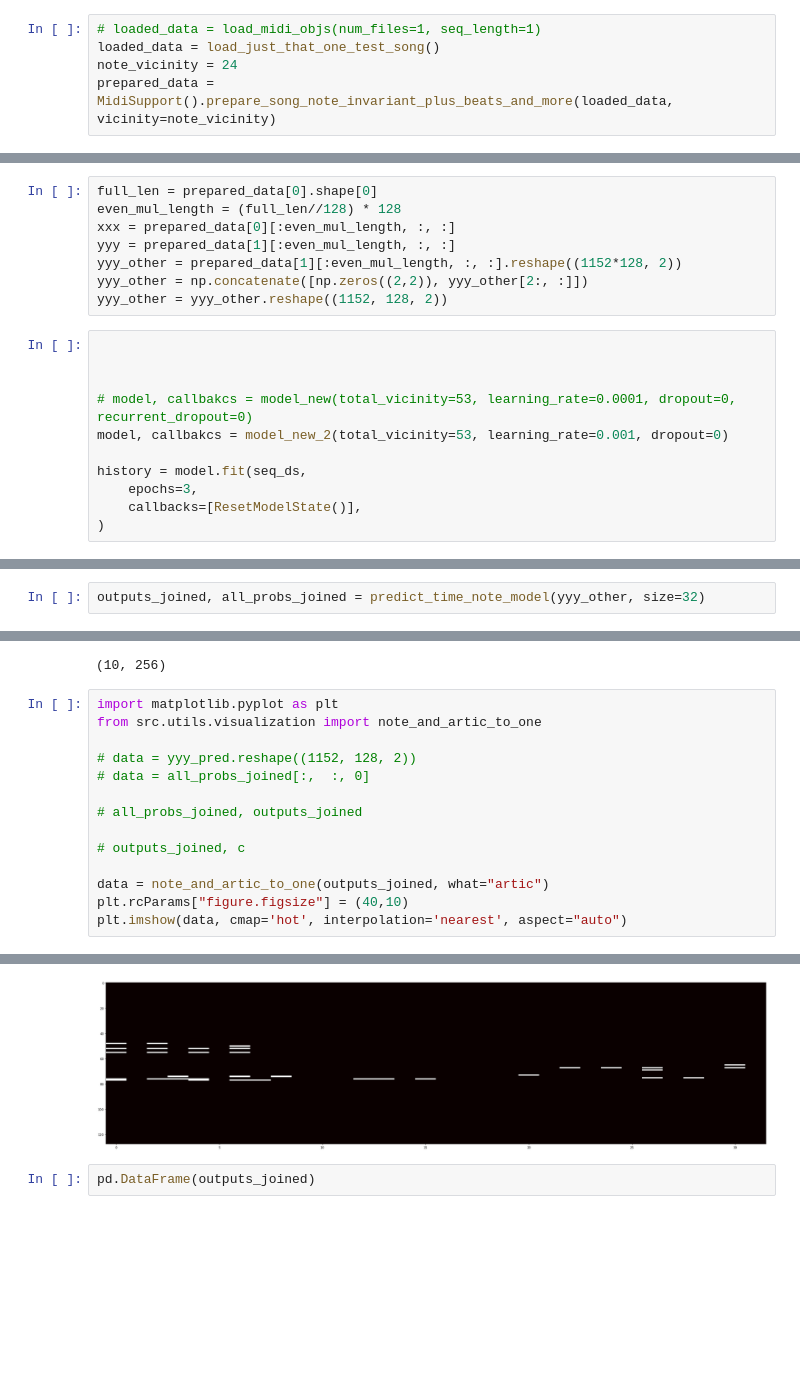
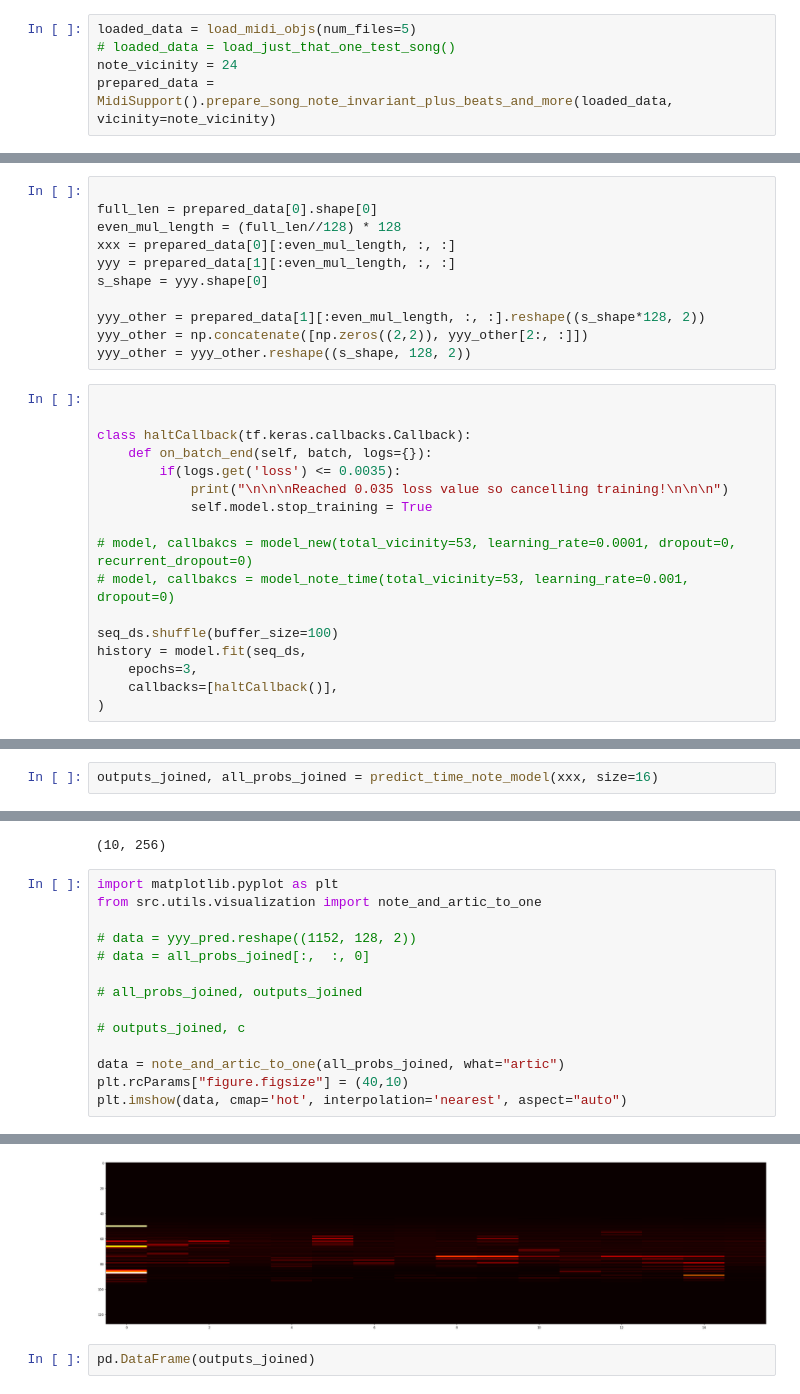
Before and after one commit to Trevor16gordon/music_generation_rnn, a Jupyter notebook: extended-rnn.ipynb, the cells around one changed output, grey strips where cells are left out. Cells and saved outputs as stored; diff of their text form; blank space fills up the shorter version.

```diff
--- a/extended-rnn.ipynb
+++ b/extended-rnn.ipynb
@@ -20,8 +20,8 @@ tf.config.list_physical_devices()
 from src.models.basic_rnn import RNNMusicExperiment
 from src.utils.midi_support import MidiSupport, load_midi_objs, load_just_that_one_test_song
 # %%
-# loaded_data = load_midi_objs(num_files=1, seq_length=1)
-loaded_data = load_just_that_one_test_song()
+loaded_data = load_midi_objs(num_files=5)
+# loaded_data = load_just_that_one_test_song()
 note_vicinity = 24
 prepared_data = MidiSupport().prepare_song_note_invariant_plus_beats_and_more(loaded_data, vicinity=note_vicinity)
 # %%
@@ -180,20 +191,29 @@ def model_new_2(learning_rate=0.001, total_vicinity=28, dropout=0, recurrent_dro
 # %%
+
 full_len = prepared_data[0].shape[0]
 even_mul_length = (full_len//128) * 128
 xxx = prepared_data[0][:even_mul_length, :, :]
 yyy = prepared_data[1][:even_mul_length, :, :]
-yyy_other = prepared_data[1][:even_mul_length, :, :].reshape((1152*128, 2))
+s_shape = yyy.shape[0]
+
+yyy_other = prepared_data[1][:even_mul_length, :, :].reshape((s_shape*128, 2))
 yyy_other = np.concatenate([np.zeros((2,2)), yyy_other[2:, :]])
-yyy_other = yyy_other.reshape((1152, 128, 2))
+yyy_other = yyy_other.reshape((s_shape, 128, 2))
 # %%
 
 
+class haltCallback(tf.keras.callbacks.Callback):
+    def on_batch_end(self, batch, logs={}):
+        if(logs.get('loss') <= 0.0035):
+            print("\n\n\nReached 0.035 loss value so cancelling training!\n\n\n")
+            self.model.stop_training = True
 
 # model, callbakcs = model_new(total_vicinity=53, learning_rate=0.0001, dropout=0, recurrent_dropout=0)
-model, callbakcs = model_new_2(total_vicinity=53, learning_rate=0.001, dropout=0)
+# model, callbakcs = model_note_time(total_vicinity=53, learning_rate=0.001, dropout=0)
 
+seq_ds.shuffle(buffer_size=100)
 history = model.fit(seq_ds,
     epochs=3,
-    callbacks=[ResetModelState()],
+    callbacks=[haltCallback()],
 )
 # %% [output]
@@ -477,5 +455,5 @@ np.allclose(input_notes_reshape, xxx[:128, :, :])
 np.allclose(input_notes_b_reshape[:-1, :, :], yyy_other_test[:-1, :, :])
 pd.DataFrame(probs[-1, 50:55, :]).T
 # %%
-outputs_joined, all_probs_joined = predict_time_note_model(yyy_other, size=32)
+outputs_joined, all_probs_joined = predict_time_note_model(xxx, size=16)
 # %% [output]
@@ -553,20 +526,20 @@ outputs_joined.shape
 # %%
 import matplotlib.pyplot as plt
 from src.utils.visualization import note_and_artic_to_one
 
 # data = yyy_pred.reshape((1152, 128, 2))
 # data = all_probs_joined[:,  :, 0]
 
 # all_probs_joined, outputs_joined
 
 # outputs_joined, c
 
-data = note_and_artic_to_one(outputs_joined, what="artic")
+data = note_and_artic_to_one(all_probs_joined, what="artic")
 plt.rcParams["figure.figsize"] = (40,10)
 plt.imshow(data, cmap='hot', interpolation='nearest', aspect="auto")
 # %% [output]
 <matplotlib.image.AxesImage at 0x...>
-[figure, old version]
+[figure, new version]
 # %%
 pd.DataFrame(outputs_joined)
 # %% [output]
```
Also changed, not shown: parts of 33 cells of this notebook, 1 other file.
